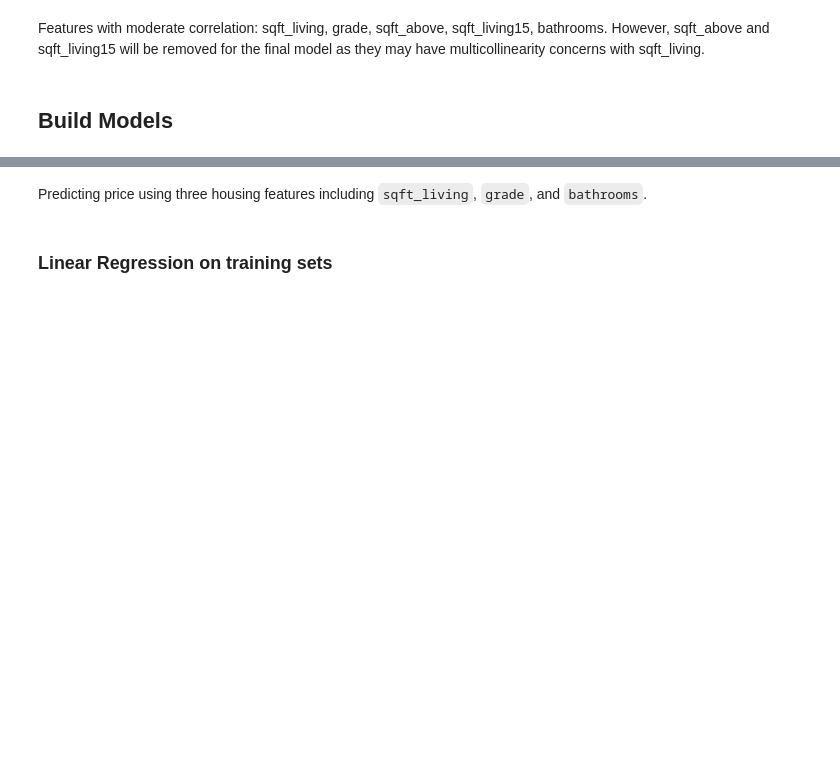
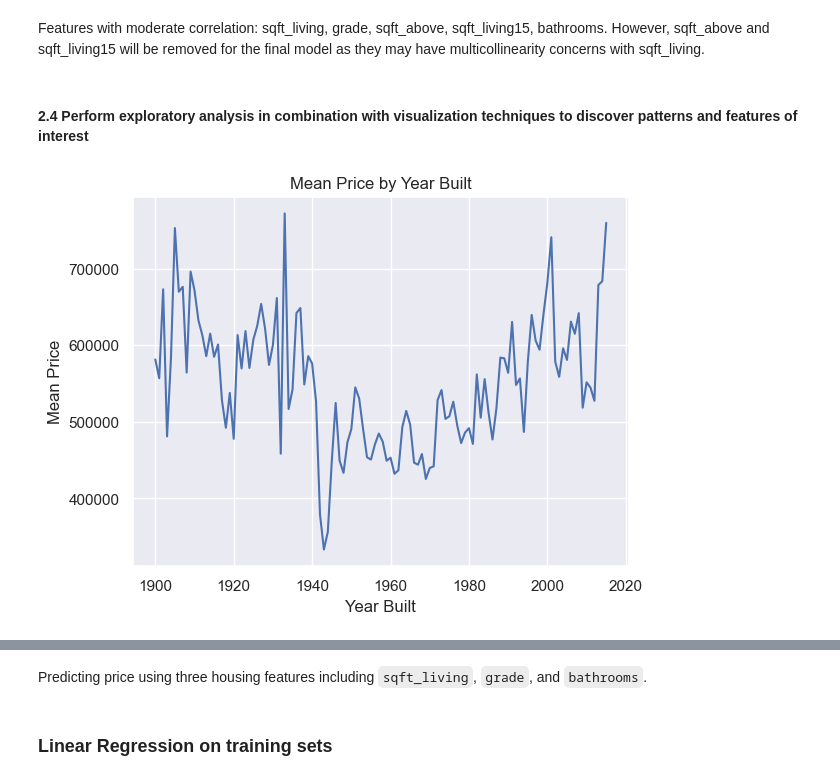
Before and after one commit to renaqd/team5-ADS500B, a Jupyter notebook: FinalProject_LD-ver1.ipynb, the cells around one changed output, grey strips where cells are left out. Saved outputs shown, nothing was run; the diff lists cells and outputs as text; code cells hidden in the pictures; blank space fills up the shorter version.

```diff
--- a/FinalProject_LD-ver1.ipynb
+++ b/FinalProject_LD-ver1.ipynb
@@ -169,4 +239,19 @@ heatmap.set_title('Features Correlating with Housing Price');
 # %% [markdown]
 Features with moderate correlation: sqft_living, grade, sqft_above, sqft_living15, bathrooms. However, sqft_above and sqft_living15 will be removed for the final model as they may have multicollinearity concerns with sqft_living.
-# %% [markdown]
-## Build Models
+# %% [markdown]
+#### **2.4 Perform exploratory analysis in combination with visualization techniques to discover patterns and features of interest**
+# %%
+#aggregated the price of houses by the year that they were built
+#can provide insight into trends in housing prices based on year built
+aggregate = housing_data.groupby('yr_built').agg({'price': 'mean'}).reset_index()
+aggregate['price'] = aggregate['price'].round(2)
+
+#checking for trends in the average price of homes based on the year they were built
+plt.plot(aggregate['yr_built'], aggregate['price'])
+plt.title('Mean Price by Year Built')
+plt.xlabel('Year Built')
+plt.ylabel('Mean Price')
+plt.grid(True)
+plt.show()
+# %% [output]
+[figure, added]
```
Also changed, not shown: parts of 48 cells of this notebook.
